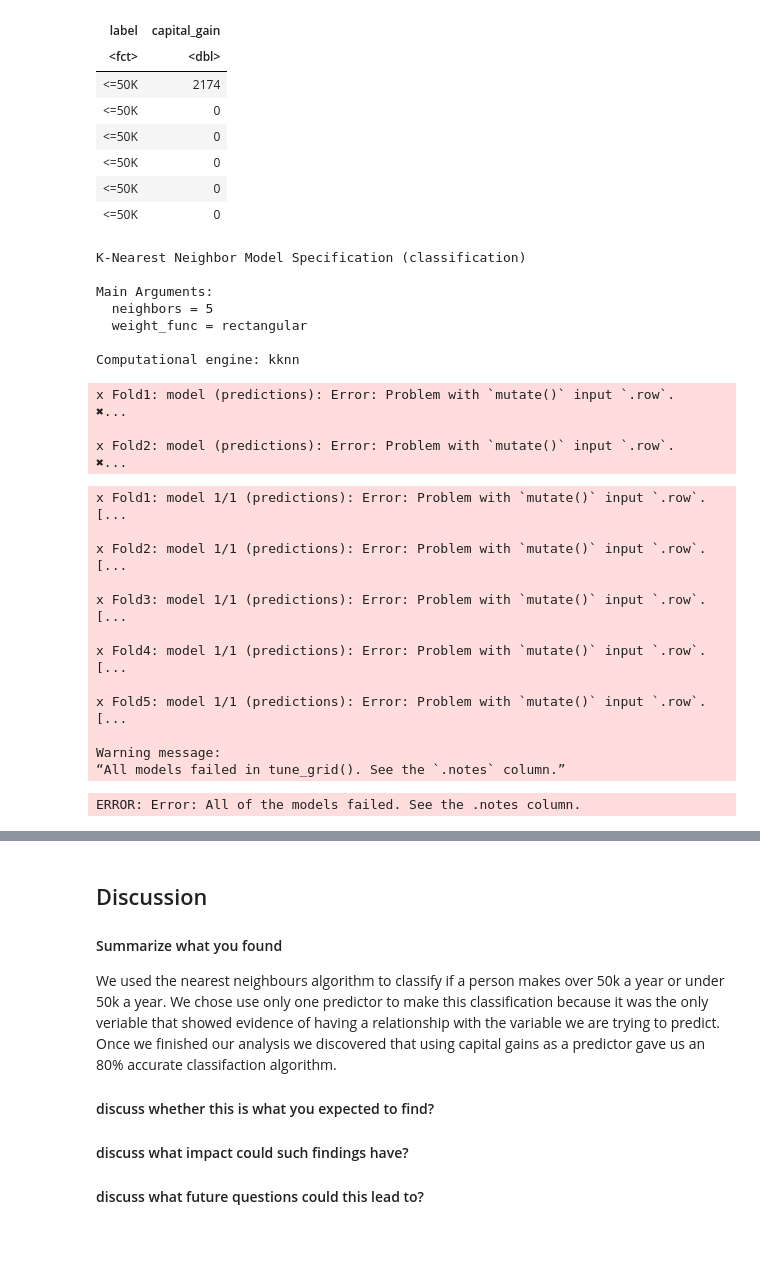
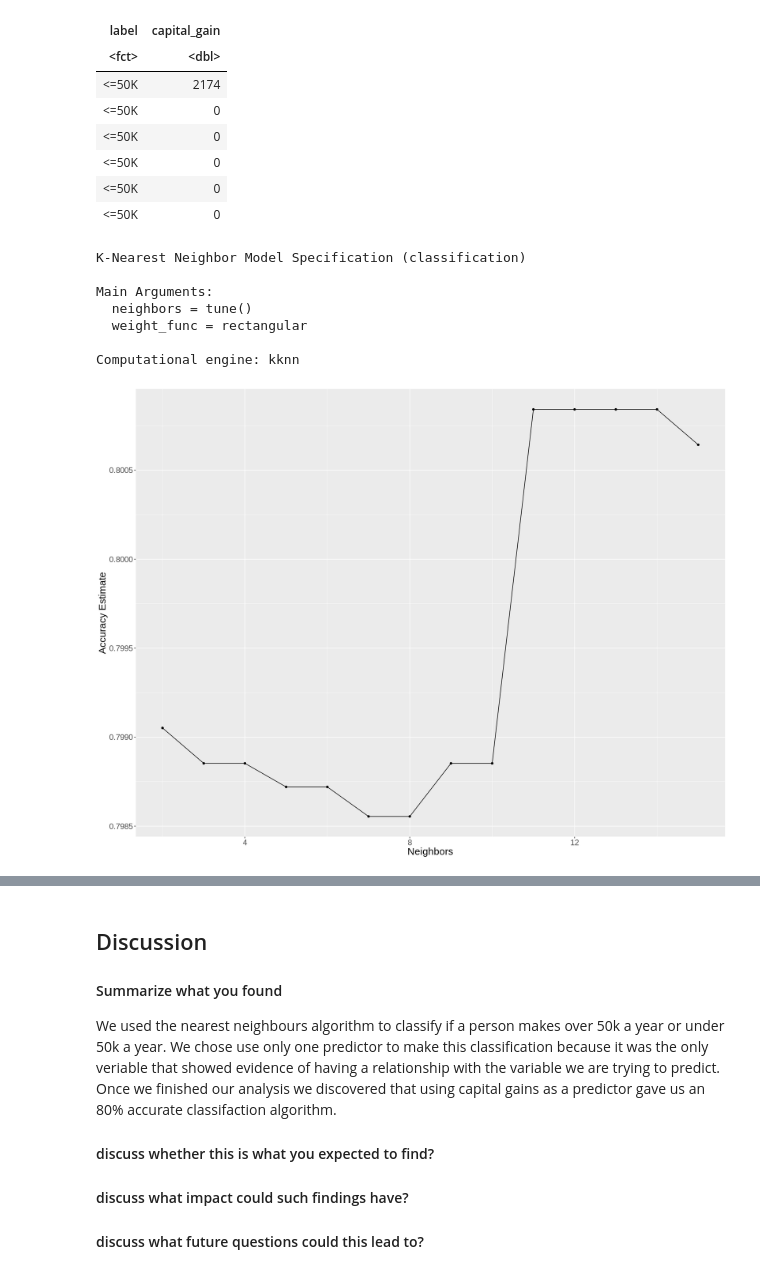
Before and after one commit to jasreetd/Group_Proposal, a Jupyter notebook: Riley.ipynb, the cells around one changed output, grey strips where cells are left out. Cells and saved outputs as stored; diff of their text form; code cells hidden in the pictures; blank space fills up the shorter version.

```diff
--- a/Riley.ipynb
+++ b/Riley.ipynb
@@ -298,21 +284,15 @@ A tibble: 6 × 2
 # %%
 ## Standardizing and Centering
 
-set.seed(2000)
-
-adult_recipe <- recipe(label ~ capital_gain, data = adult_relevant) %>%
-  step_upsample(label, over_ratio = 1, skip = FALSE)
-
-adult_scaled <- adult_recipe %>%
-  step_scale(all_predictors()) %>%
-  step_center(all_predictors()) %>%
-  prep()
-
-upsampled_adult <- bake(adult_scaled, adult_relevant)
+adult_recipe <- recipe(label~capital_gain,data=adult_relevant) %>%
+    step_scale(all_predictors()) %>%
+    step_center(all_predictors()) %>%
+    step_upsample(label, over_ratio = 1)%>%
+    prep()
 # %%
 ## Creating a Model
 
-knn_spec <- nearest_neighbor(weight_func = "rectangular", neighbors = 5) %>%
+knn_spec <- nearest_neighbor(weight_func = "rectangular", neighbors = tune()) %>%
   set_engine("kknn") %>%
   set_mode("classification")
 knn_spec
@@ -320,7 +300,7 @@ knn_spec
 K-Nearest Neighbor Model Specification (classification)
 
 Main Arguments:
-  neighbors = 5
+  neighbors = tune()
   weight_func = rectangular
 
 Computational engine: kknn
@@ -331,59 +311,23 @@ adult_vfold <- vfold_cv(adult_relevant, v = 5, strata = label)
 # %%
 ## Creating a Workflow
 
-knn_fit <- workflow() %>%
-    add_recipe(adult_recipe) %>%
-    add_model(knn_spec) %>%
-    fit_resamples(resamples = adult_vfold)
+knn_results <- workflow() %>%
+    add_recipe(adult_recipe)%>%
+    add_model(knn_spec)%>%
+    tune_grid(resamples = adult_vfold, grid = 20)%>%
+    collect_metrics()
-# %% [output]
-x Fold1: model (predictions): Error: Problem with `mutate()` input `.row`.
-✖...
-
-x Fold2: model (predictions): Error: Problem with `mutate()` input `.row`.
-✖...
-# %%
-## Tuning our Model
-
-knn_spec_tune <- nearest_neighbor(weight_func = "rectangular", neighbors = tune()) %>%
-  set_engine("kknn") %>%
-  set_mode("classification")
-
-set.seed(1)
-knn_results <- workflow() %>%
-  add_recipe(adult_recipe) %>%
-  add_model(knn_spec_tune) %>%
-  tune_grid(resamples = adult_vfold, grid = 10) %>%
-  collect_metrics()
-
-head(knn_results)
-# %% [output]
-x Fold1: model 1/1 (predictions): Error: Problem with `mutate()` input `.row`.
-[...
-
-x Fold2: model 1/1 (predictions): Error: Problem with `mutate()` input `.row`.
-[...
-
-x Fold3: model 1/1 (predictions): Error: Problem with `mutate()` input `.row`.
-[...
-
-x Fold4: model 1/1 (predictions): Error: Problem with `mutate()` input `.row`.
-[...
-
-x Fold5: model 1/1 (predictions): Error: Problem with `mutate()` input `.row`.
-[...
-
-Warning message:
-“All models failed in tune_grid(). See the `.notes` column.”
-ERROR: Error: All of the models failed. See the .notes column.
 # %%
 ## Scatterplot of Accuracy vs K
 
 accuracies <- knn_results %>%
   filter(.metric == "accuracy")
 
 accuracy_vs_k <- ggplot(accuracies, aes(x = neighbors, y = mean)) +
   geom_point() +
   geom_line() +
-  labs(x = "Neighbors", y = "Accuracy Estimate")
+  labs(x = "Neighbors", y = "Accuracy Estimate") +
+  theme(text = element_text(size = 18))
 
 accuracy_vs_k
+# %% [output]
+[figure, added]
```
Also changed, not shown: parts of 9 cells of this notebook.
